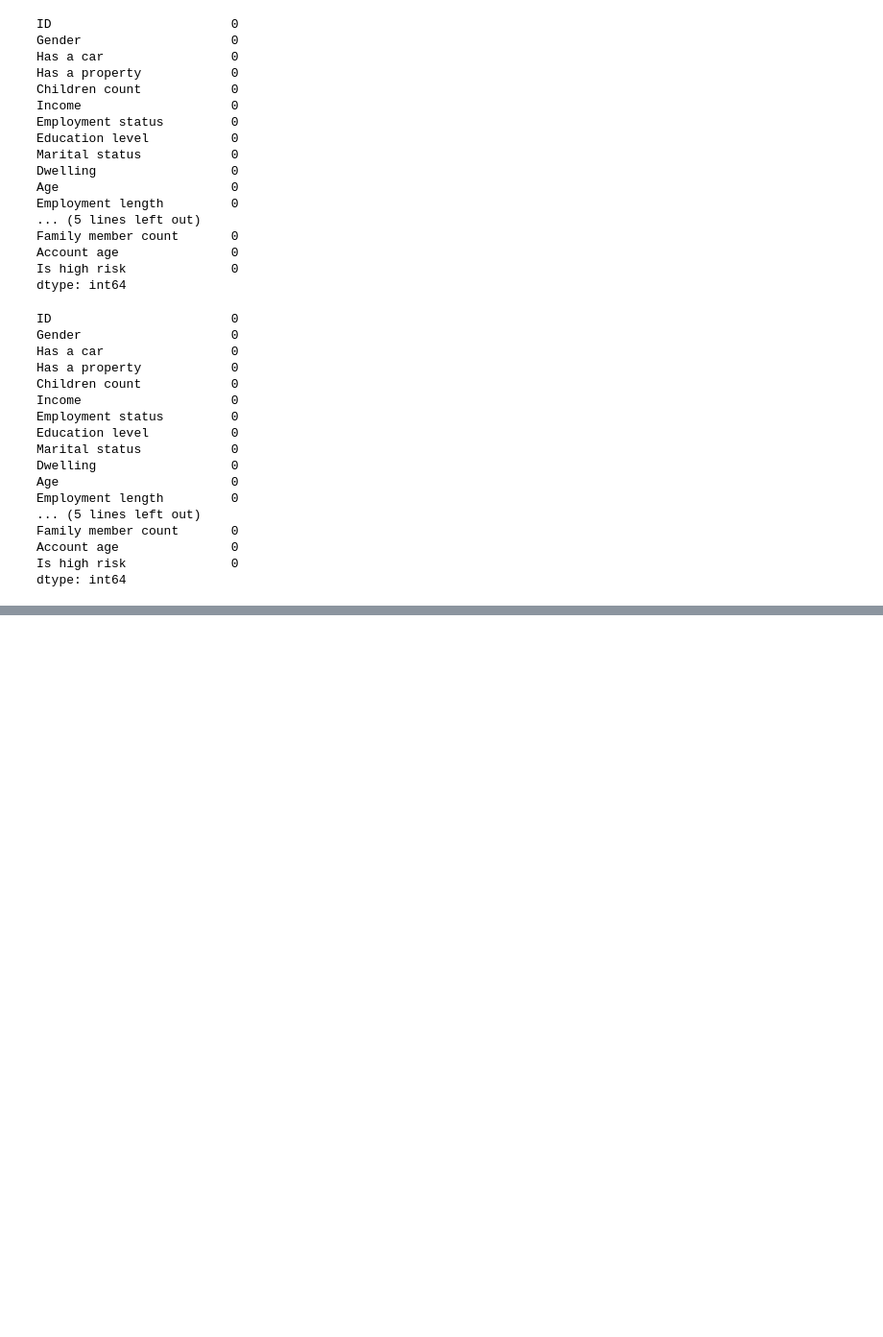
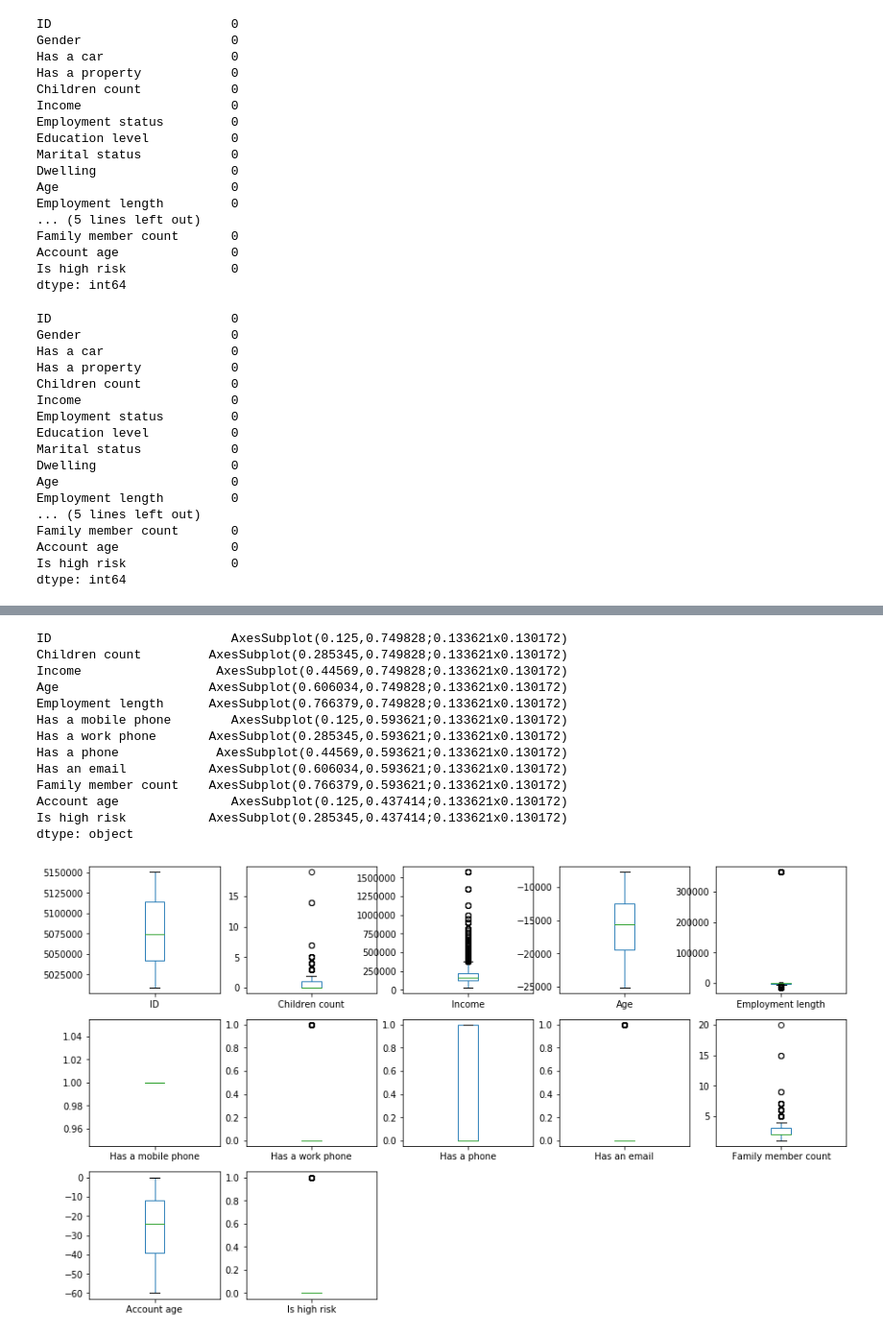
Before and after one commit to arungera-1/Prediction-for-Credit-Card-Approval, a Jupyter notebook: PredictionforCreditCardApproval.ipynb, the cells around one changed output, grey strips where cells are left out. Shown at 96% size. Cells and saved outputs as stored; diff of their text form; code cells hidden in the pictures; blank space fills up the shorter version.

```diff
--- a/PredictionforCreditCardApproval.ipynb
+++ b/PredictionforCreditCardApproval.ipynb
@@ -232,0 +254,17 @@ def create_pie_plot(df,feature):
+# %%
+train_data.plot(kind="box",subplots=True,layout=(5,5),figsize=(15,15))
+# %% [output]
+ID                        AxesSubplot(0.125,0.749828;0.133621x0.130172)
+Children count         AxesSubplot(0.285345,0.749828;0.133621x0.130172)
+Income                  AxesSubplot(0.44569,0.749828;0.133621x0.130172)
+Age                    AxesSubplot(0.606034,0.749828;0.133621x0.130172)
+Employment length      AxesSubplot(0.766379,0.749828;0.133621x0.130172)
+Has a mobile phone        AxesSubplot(0.125,0.593621;0.133621x0.130172)
+Has a work phone       AxesSubplot(0.285345,0.593621;0.133621x0.130172)
+Has a phone             AxesSubplot(0.44569,0.593621;0.133621x0.130172)
+Has an email           AxesSubplot(0.606034,0.593621;0.133621x0.130172)
+Family member count    AxesSubplot(0.766379,0.593621;0.133621x0.130172)
+Account age               AxesSubplot(0.125,0.437414;0.133621x0.130172)
+Is high risk           AxesSubplot(0.285345,0.437414;0.133621x0.130172)
+dtype: object
+[figure, added]
```
Also changed, not shown: parts of 2 cells of this notebook.
